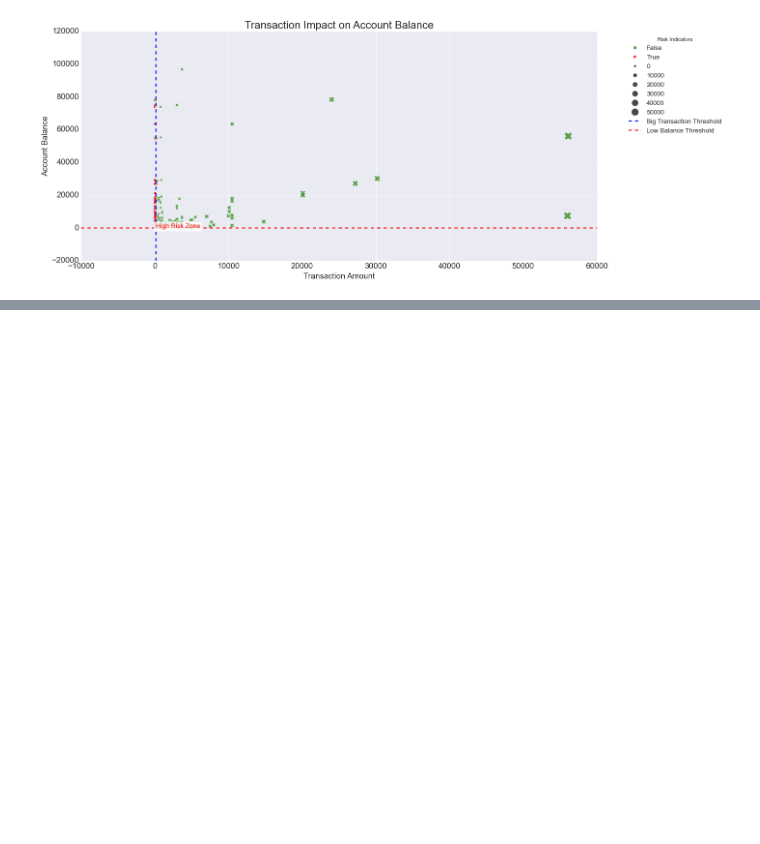
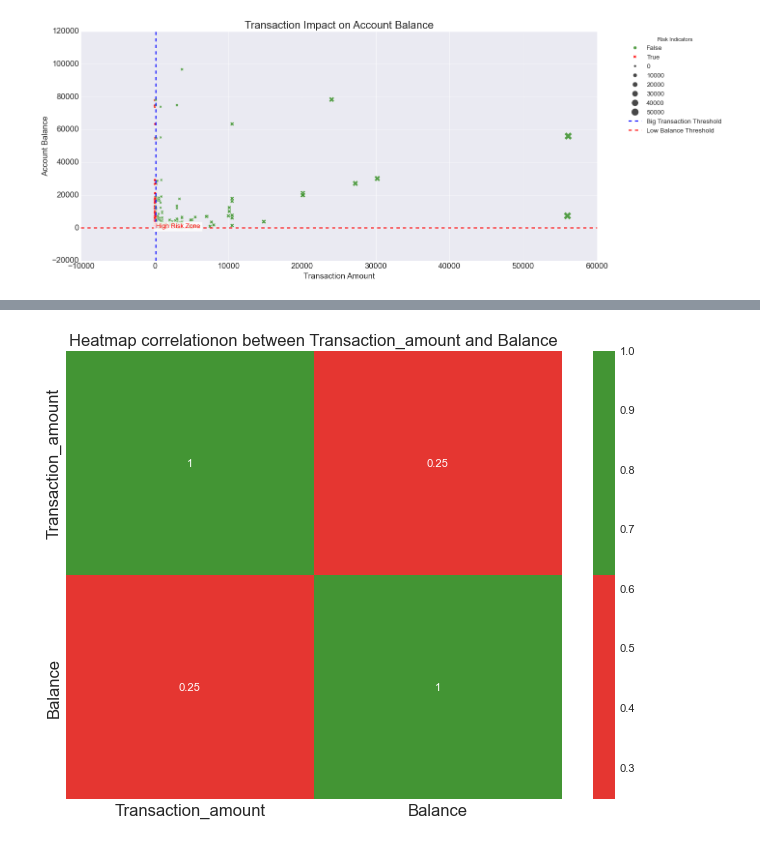
Before and after one commit to Brian342/JupyterNoteBook, a Jupyter notebook: Mpesa.ipynb, the cells around one changed output, grey strips where cells are left out. Cells and saved outputs as stored; diff of their text form; code cells hidden in the pictures; blank space fills up the shorter version.

```diff
--- a/Mpesa.ipynb
+++ b/Mpesa.ipynb
@@ -713,0 +716,10 @@ Index(['transaction_Day', 'Year', 'Month', 'Date', 'Weekday', 'Hour', 'Minute',
+# %%
+# corr = corr.corr()
+plt.figure(figsize=(10,7))
+sns.heatmap(data=corr, annot=True, cmap=['#E53631', '#439534'])
+plt.title("Heatmap correlationon between Transaction_amount and Balance", fontsize=15)
+plt.xticks(fontsize=15)
+plt.yticks(fontsize=15)
+plt.show()
+# %% [output]
+[figure, added]
```
Also changed, not shown: parts of 5 cells of this notebook.
